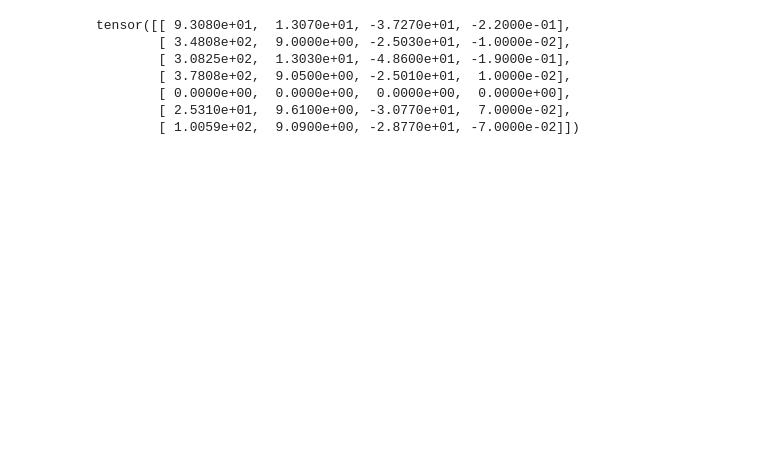
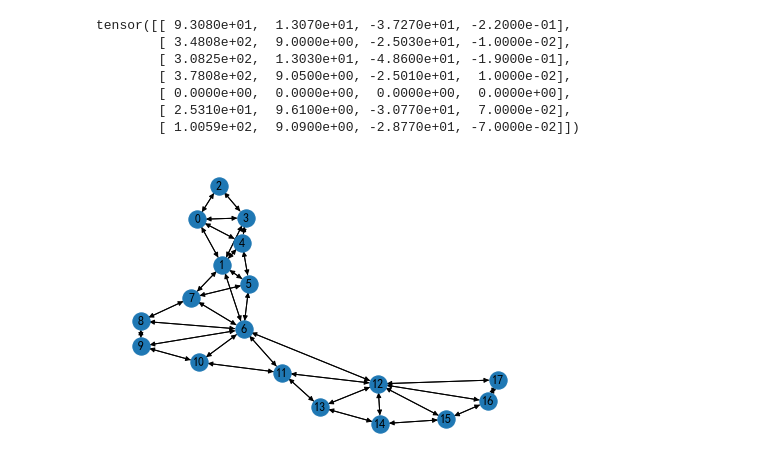
Before and after one commit to AndyOrz/MyGRNN, a Jupyter notebook: vis.ipynb, the cells around one changed output. Cells and saved outputs as stored; diff of their text form; code cells hidden in the pictures; blank space fills up the shorter version.

```diff
--- a/vis.ipynb
+++ b/vis.ipynb
@@ -73,3 +75,8 @@ tensor([[ 9.3080e+01,  1.3070e+01, -3.7270e+01, -2.2000e-01],
         [ 0.0000e+00,  0.0000e+00,  0.0000e+00,  0.0000e+00],
         [ 2.5310e+01,  9.6100e+00, -3.0770e+01,  7.0000e-02],
         [ 1.0059e+02,  9.0900e+00, -2.8770e+01, -7.0000e-02]])
+# %%
+nx.draw(graph.to_networkx(), with_labels=True)
+plt.show()
+# %% [output]
+[figure, added]
```
Also changed, not shown: parts of 4 cells of this notebook, 16 other files.
